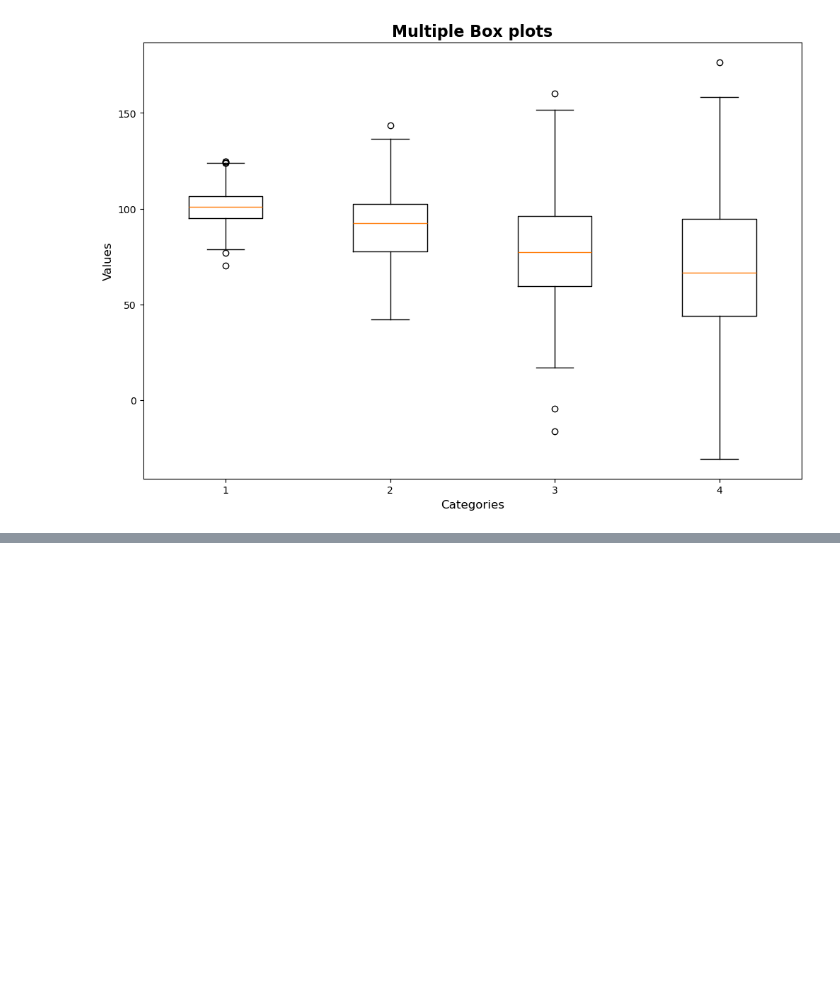
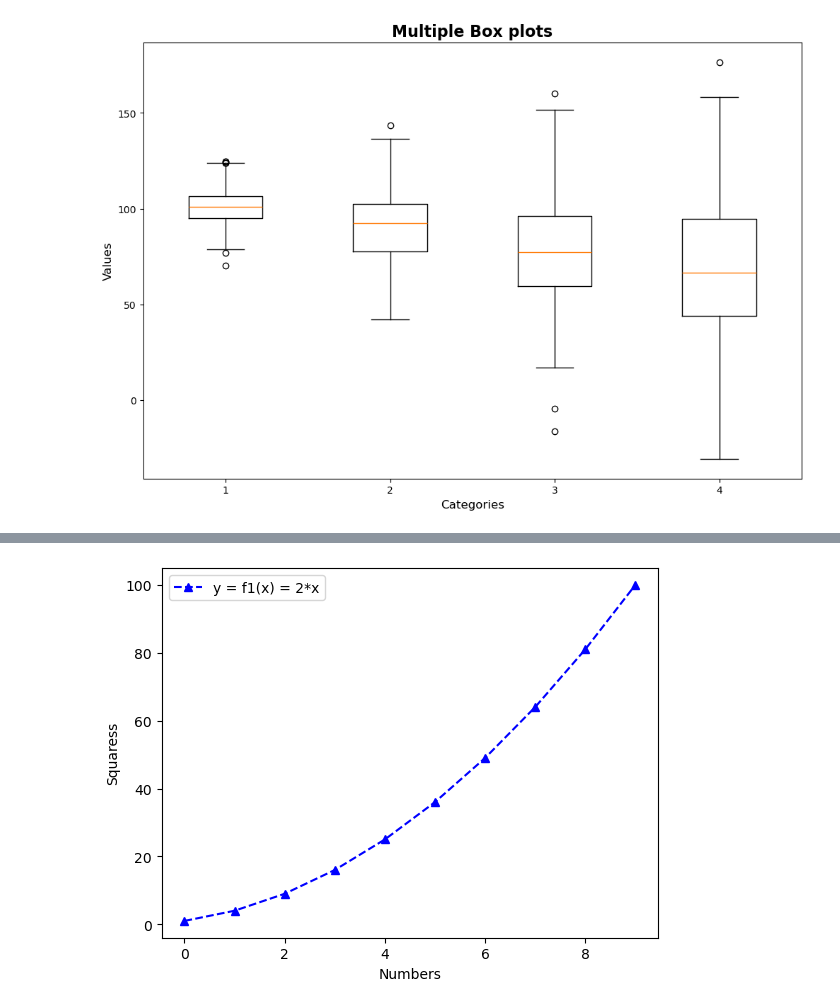
Before and after one commit to abhinavteja2005/Python-lab, a Jupyter notebook: Python lab 3/multiple_plots.ipynb, the cells around one changed output, grey strips where cells are left out. Cells and saved outputs as stored; diff of their text form; code cells hidden in the pictures; blank space fills up the shorter version.

```diff
--- a/Python lab 3/multiple_plots.ipynb
+++ b/Python lab 3/multiple_plots.ipynb
@@ -306,0 +390,11 @@ plt.show()
+# %%
+# Create a figure and plot something
+y = [1, 4, 9, 16, 25, 36, 49, 64, 81, 100]
+plt.plot(y, 'b^--', label='y = f1(x) = 2*x')
+plt.xlabel('Numbers')
+plt.ylabel('Squaress')
+# Save the figure
+plt.legend()
+plt.savefig('my_figure.png')
+# %% [output]
+[figure, added]
```
Also changed, not shown: parts of 10 cells of this notebook, 3 other files.
